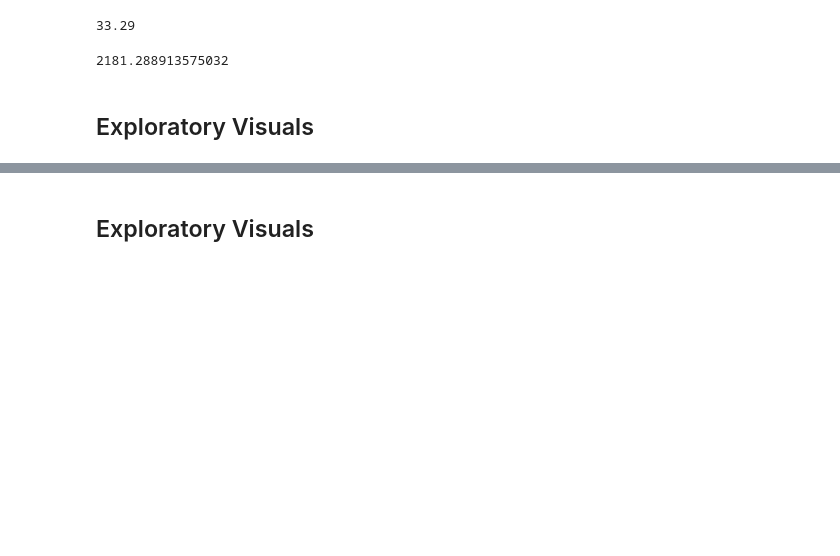
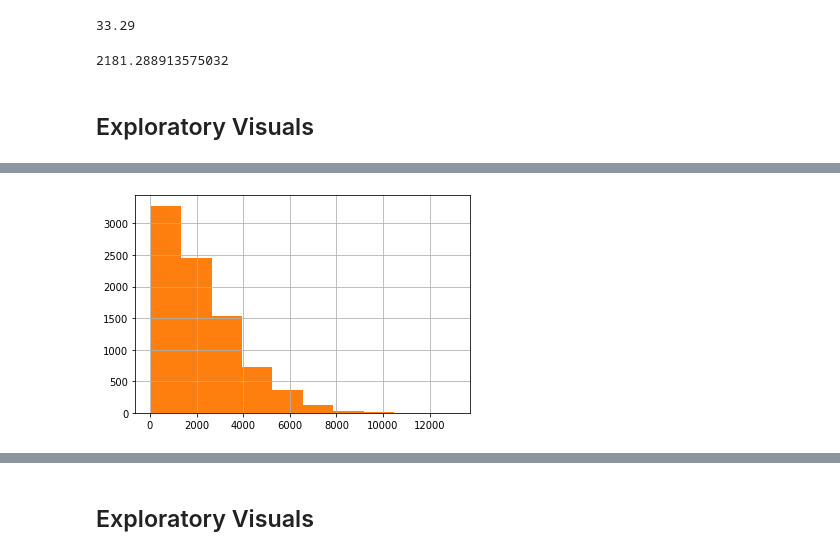
Before and after one commit to BrettBoynton/Sales-predictions, a Jupyter notebook: Sales-Predictions.ipynb, the cells around one changed output, grey strips where cells are left out. Saved outputs shown, nothing was run; the diff lists cells and outputs as text; code cells hidden in the pictures; blank space fills up the shorter version.

```diff
--- a/Sales-Predictions.ipynb
+++ b/Sales-Predictions.ipynb
@@ -256,0 +272,5 @@ df['Item_Outlet_Sales'].mean()
+# %%
+df['Item_Outlet_Sales'].hist()
+ax = df['Item_Outlet_Sales'].hist()
+# %% [output]
+[figure, added]
```
Also changed, not shown: parts of 8 cells of this notebook.
